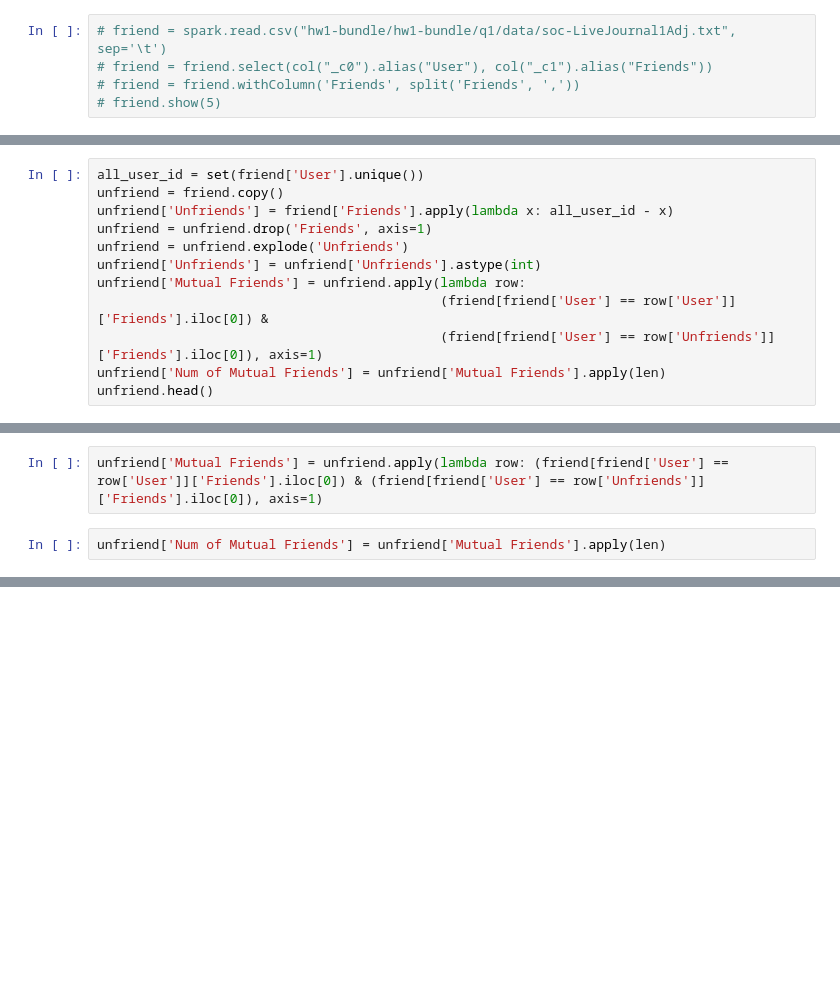
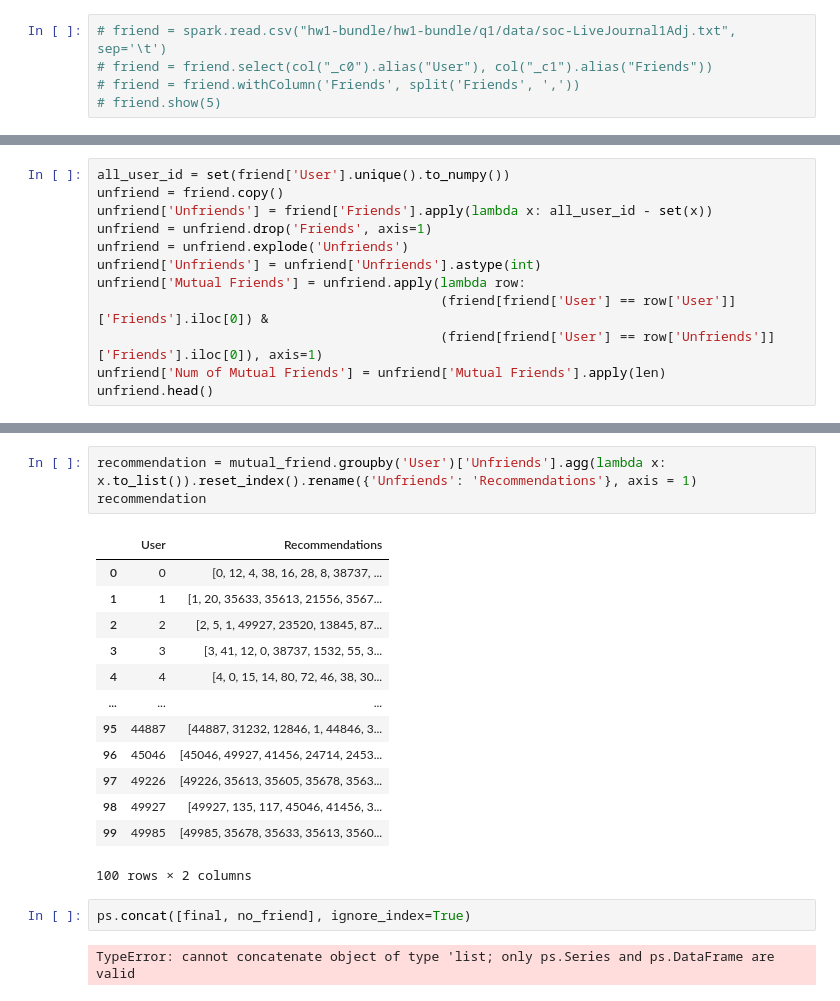
Before and after one commit to WenhaoP/CSE-547, a Jupyter notebook: HW1/main.ipynb, the cells around one changed output, grey strips where cells are left out. Cells and saved outputs as stored; diff of their text form; blank space fills up the shorter version.

```diff
--- a/HW1/main.ipynb
+++ b/HW1/main.ipynb
@@ -67,7 +77,7 @@ no_friend
 # %%
-all_user_id = set(friend['User'].unique())
+all_user_id = set(friend['User'].unique().to_numpy())
 unfriend = friend.copy()
-unfriend['Unfriends'] = friend['Friends'].apply(lambda x: all_user_id - x)
+unfriend['Unfriends'] = friend['Friends'].apply(lambda x: all_user_id - set(x))
 unfriend = unfriend.drop('Friends', axis=1)
 unfriend = unfriend.explode('Unfriends')
 unfriend['Unfriends'] = unfriend['Unfriends'].astype(int)
@@ -86,4 +90,0 @@ unfriend.head()
-# %%
-unfriend['Mutual Friends'] = unfriend.apply(lambda row: (friend[friend['User'] == row['User']]['Friends'].iloc[0]) & (friend[friend['User'] == row['Unfriends']]['Friends'].iloc[0]), axis=1)
-# %%
-unfriend['Num of Mutual Friends'] = unfriend['Mutual Friends'].apply(len)
@@ -204,0 +112,21 @@ findspark.find()
+# %%
+recommendation = mutual_friend.groupby('User')['Unfriends'].agg(lambda x: x.to_list()).reset_index().rename({'Unfriends': 'Recommendations'}, axis = 1)
+recommendation
+# %% [output]
+|  | User | Recommendations |
+| 0 | 0 | [0, 12, 4, 38, 16, 28, 8, 38737, ... |
+| 1 | 1 | [1, 20, 35633, 35613, 21556, 3567... |
+| 2 | 2 | [2, 5, 1, 49927, 23520, 13845, 87... |
+| 3 | 3 | [3, 41, 12, 0, 38737, 1532, 55, 3... |
+| 4 | 4 | [4, 0, 15, 14, 80, 72, 46, 38, 30... |
+| ... | ... | ... |
+| 95 | 44887 | [44887, 31232, 12846, 1, 44846, 3... |
+| 96 | 45046 | [45046, 49927, 41456, 24714, 2453... |
+| 97 | 49226 | [49226, 35613, 35605, 35678, 3563... |
+| 98 | 49927 | [49927, 135, 117, 45046, 41456, 3... |
+| 99 | 49985 | [49985, 35678, 35633, 35613, 3560... |
+100 rows × 2 columns
+# %%
+ps.concat([final, no_friend], ignore_index=True)
+# %% [output]
+TypeError: cannot concatenate object of type 'list; only ps.Series and ps.DataFrame are valid
```
Also changed, not shown: parts of 23 cells of this notebook.
